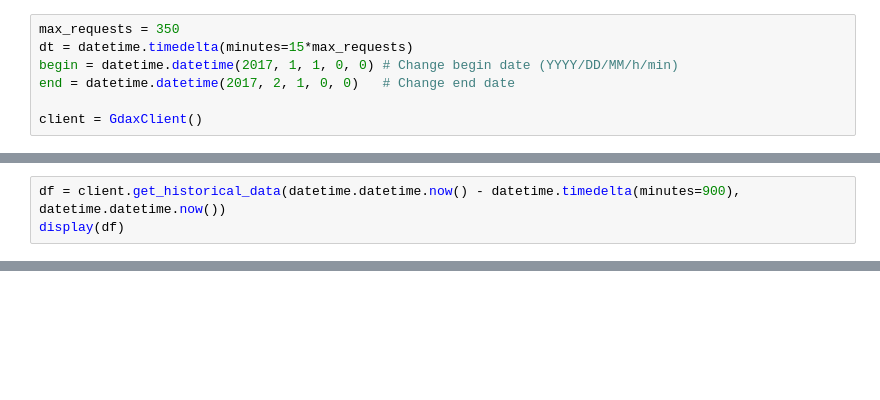
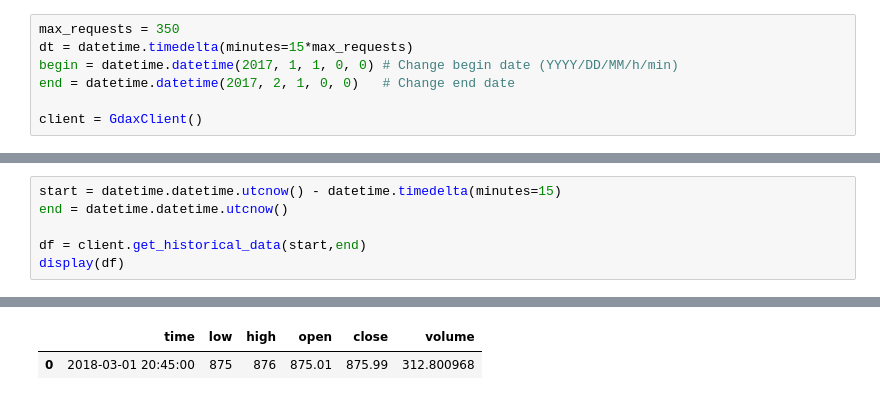
Before and after one commit to GuilhermeGSousa/ml-stock-prediction, a Jupyter notebook: get_gdax_data.ipynb, the cells around one changed output, grey strips where cells are left out. Drawn from its saved outputs; the diff is of its cells as text; blank space fills up the shorter version.

Commit message:
Client fixed to receive normal amounts of recent data

```diff
--- a/get_gdax_data.ipynb
+++ b/get_gdax_data.ipynb
@@ -85,3 +98,7 @@ plt.show()
 # %%
-df = client.get_historical_data(datetime.datetime.now() - datetime.timedelta(minutes=900), datetime.datetime.now())
+start = datetime.datetime.utcnow() - datetime.timedelta(minutes=15)
+end = datetime.datetime.utcnow()
+
+df = client.get_historical_data(start,end)
 display(df)
+# %% [output]
@@ -87,0 +107,2 @@ display(df)
+|  | time | low | high | open | close | volume |
+| 0 | 2018-03-01 20:45:00 | 875 | 876 | 875.01 | 875.99 | 312.800968 |
```
Also changed, not shown: parts of 4 cells of this notebook, 3 other files.
